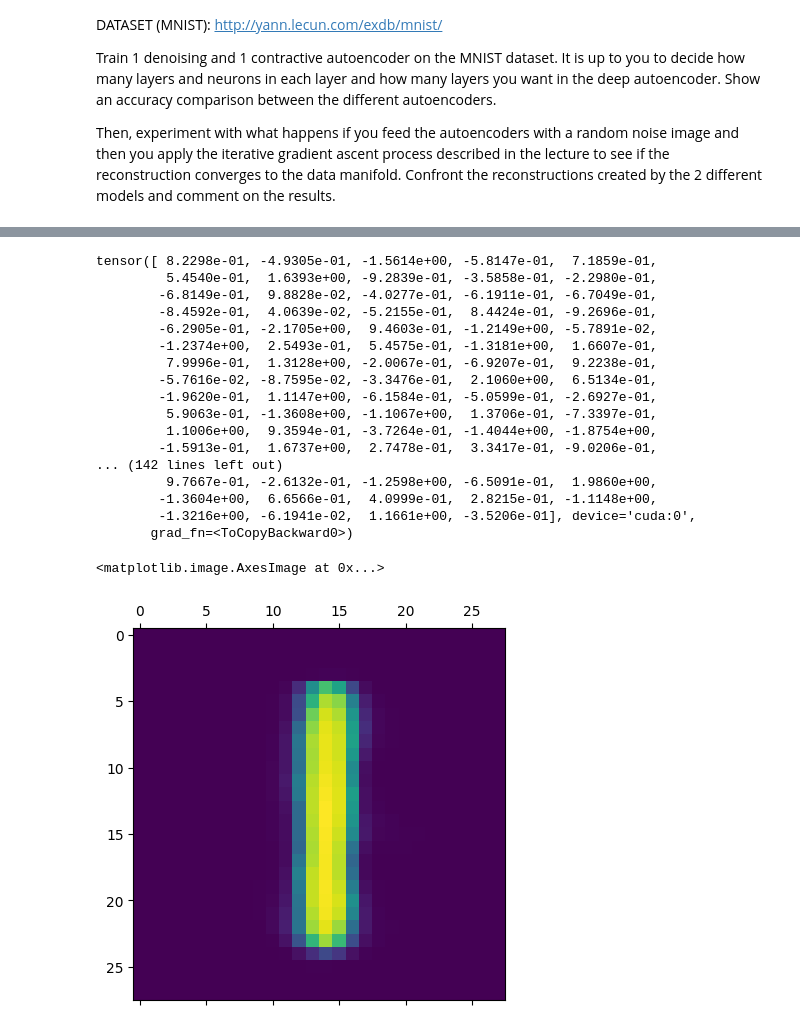
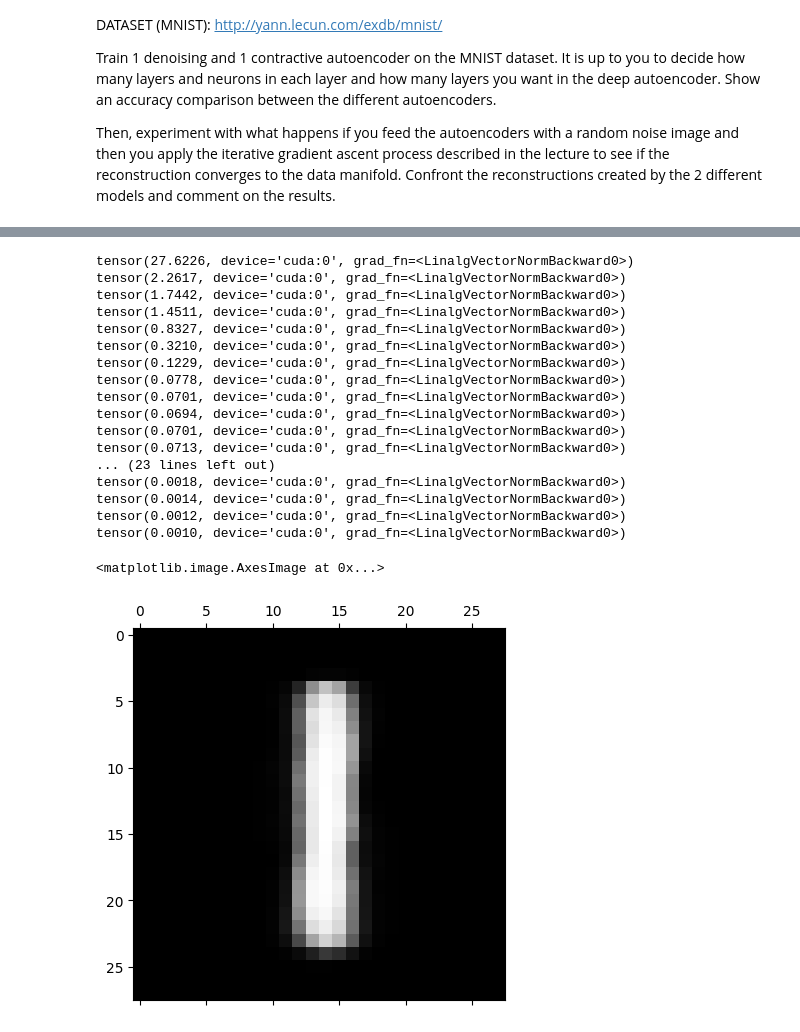
Before and after one commit to mirdan08/unipi-assignments, a Jupyter notebook: ISPR/midterm3/assignment.ipynb, the cells around one changed output, grey strips where cells are left out. Drawn from its saved outputs; the diff is of its cells as text; code cells hidden in the pictures.

```diff
--- a/ISPR/midterm3/assignment.ipynb
+++ b/ISPR/midterm3/assignment.ipynb
@@ -115,15 +151,19 @@ KeyboardInterrupt:
 # %%
-def generate_data_point(model, input_shape, num_iterations=100, step_size=1e-2):
+def generate_data_point(model, noise, num_iterations=100):
+    old_noise=noise
+    diff=1
     # Start with a random noise
-    noise = torch.randn(input_shape).requires_grad_(True).to(DEVICE)
-    print(noise)
-    for i in range(num_iterations):
+    while(diff > 1e-3):
         # Forward pass through the encoder
-
-        _,noise = model(noise)
+        old_noise=noise
+        _,noise = model(old_noise)
+        diff=torch.norm(noise-old_noise,p=2)
+        print(diff)
     new_data_point= noise.view(-1, 28*28)
     return new_data_point
 # %%
 import matplotlib.pyplot as plt
-plt.matshow(generate_data_point(cae,28*28,100000).view(28, 28).detach().cpu().numpy())
+noise=torch.randn((28*28)).requires_grad_(True).to(DEVICE)
+
+plt.matshow(generate_data_point(cae,noise,200000).view(28, 28).detach().cpu().numpy(),cmap='gray')
 # %% [output]
@@ -149,22 +188,22 @@ tensor([-7.0316e-01,  4.1458e-01,  5.0949e-01, -2.6456e-01, -3.0413e-01,
 # %%
-plt.matshow(generate_data_point(dae,28*28,100000).view(28, 28).detach().cpu().numpy())
+plt.matshow(generate_data_point(dae,noise,100000).view(28, 28).detach().cpu().numpy(),cmap='gray')
 # %% [output]
-tensor([ 8.2298e-01, -4.9305e-01, -1.5614e+00, -5.8147e-01,  7.1859e-01,
-         5.4540e-01,  1.6393e+00, -9.2839e-01, -3.5858e-01, -2.2980e-01,
-        -6.8149e-01,  9.8828e-02, -4.0277e-01, -6.1911e-01, -6.7049e-01,
-        -8.4592e-01,  4.0639e-02, -5.2155e-01,  8.4424e-01, -9.2696e-01,
-        -6.2905e-01, -2.1705e+00,  9.4603e-01, -1.2149e+00, -5.7891e-02,
-        -1.2374e+00,  2.5493e-01,  5.4575e-01, -1.3181e+00,  1.6607e-01,
-         7.9996e-01,  1.3128e+00, -2.0067e-01, -6.9207e-01,  9.2238e-01,
-        -5.7616e-02, -8.7595e-02, -3.3476e-01,  2.1060e+00,  6.5134e-01,
-        -1.9620e-01,  1.1147e+00, -6.1584e-01, -5.0599e-01, -2.6927e-01,
-         5.9063e-01, -1.3608e+00, -1.1067e+00,  1.3706e-01, -7.3397e-01,
-         1.1006e+00,  9.3594e-01, -3.7264e-01, -1.4044e+00, -1.8754e+00,
-        -1.5913e-01,  1.6737e+00,  2.7478e-01,  3.3417e-01, -9.0206e-01,
-... (142 lines left out)
-         9.7667e-01, -2.6132e-01, -1.2598e+00, -6.5091e-01,  1.9860e+00,
-        -1.3604e+00,  6.6566e-01,  4.0999e-01,  2.8215e-01, -1.1148e+00,
-        -1.3216e+00, -6.1941e-02,  1.1661e+00, -3.5206e-01], device='cuda:0',
-       grad_fn=<ToCopyBackward0>)
+tensor(27.6226, device='cuda:0', grad_fn=<LinalgVectorNormBackward0>)
+tensor(2.2617, device='cuda:0', grad_fn=<LinalgVectorNormBackward0>)
+tensor(1.7442, device='cuda:0', grad_fn=<LinalgVectorNormBackward0>)
+tensor(1.4511, device='cuda:0', grad_fn=<LinalgVectorNormBackward0>)
+tensor(0.8327, device='cuda:0', grad_fn=<LinalgVectorNormBackward0>)
+tensor(0.3210, device='cuda:0', grad_fn=<LinalgVectorNormBackward0>)
+tensor(0.1229, device='cuda:0', grad_fn=<LinalgVectorNormBackward0>)
+tensor(0.0778, device='cuda:0', grad_fn=<LinalgVectorNormBackward0>)
+tensor(0.0701, device='cuda:0', grad_fn=<LinalgVectorNormBackward0>)
+tensor(0.0694, device='cuda:0', grad_fn=<LinalgVectorNormBackward0>)
+tensor(0.0701, device='cuda:0', grad_fn=<LinalgVectorNormBackward0>)
+tensor(0.0713, device='cuda:0', grad_fn=<LinalgVectorNormBackward0>)
+... (23 lines left out)
+tensor(0.0018, device='cuda:0', grad_fn=<LinalgVectorNormBackward0>)
+tensor(0.0014, device='cuda:0', grad_fn=<LinalgVectorNormBackward0>)
+tensor(0.0012, device='cuda:0', grad_fn=<LinalgVectorNormBackward0>)
+tensor(0.0010, device='cuda:0', grad_fn=<LinalgVectorNormBackward0>)
 <matplotlib.image.AxesImage at 0x...>
-[figure, old version]
+[figure, new version]
```
Also changed, not shown: parts of 5 cells of this notebook.
